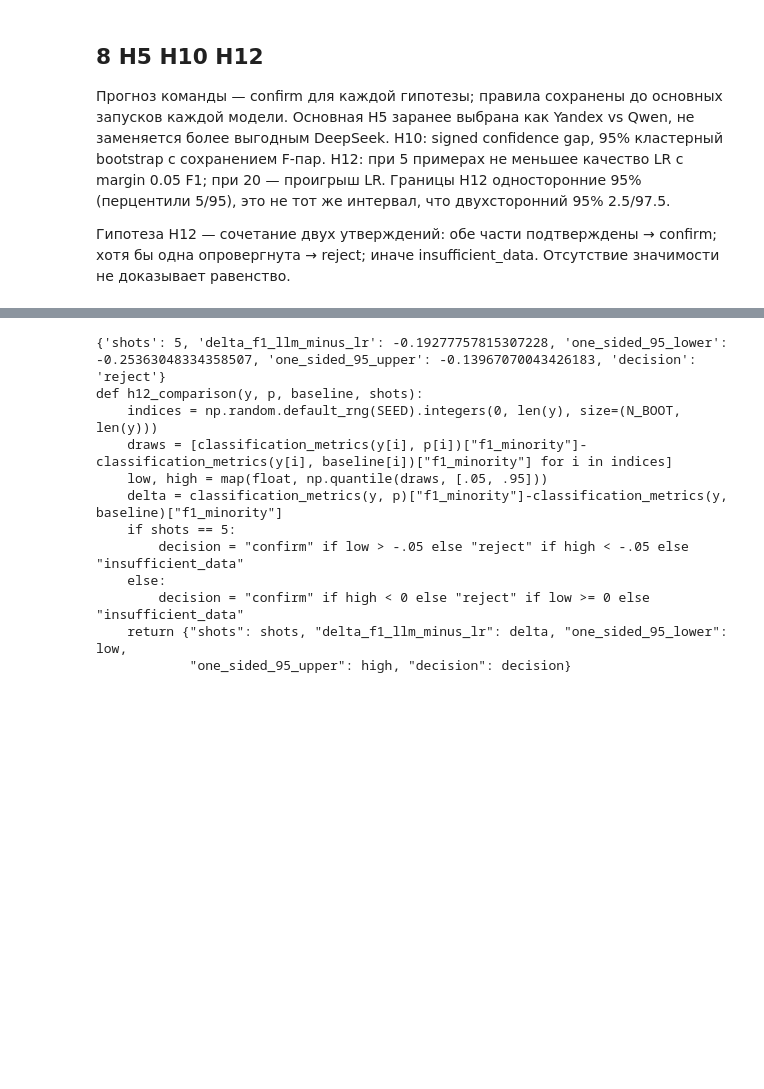
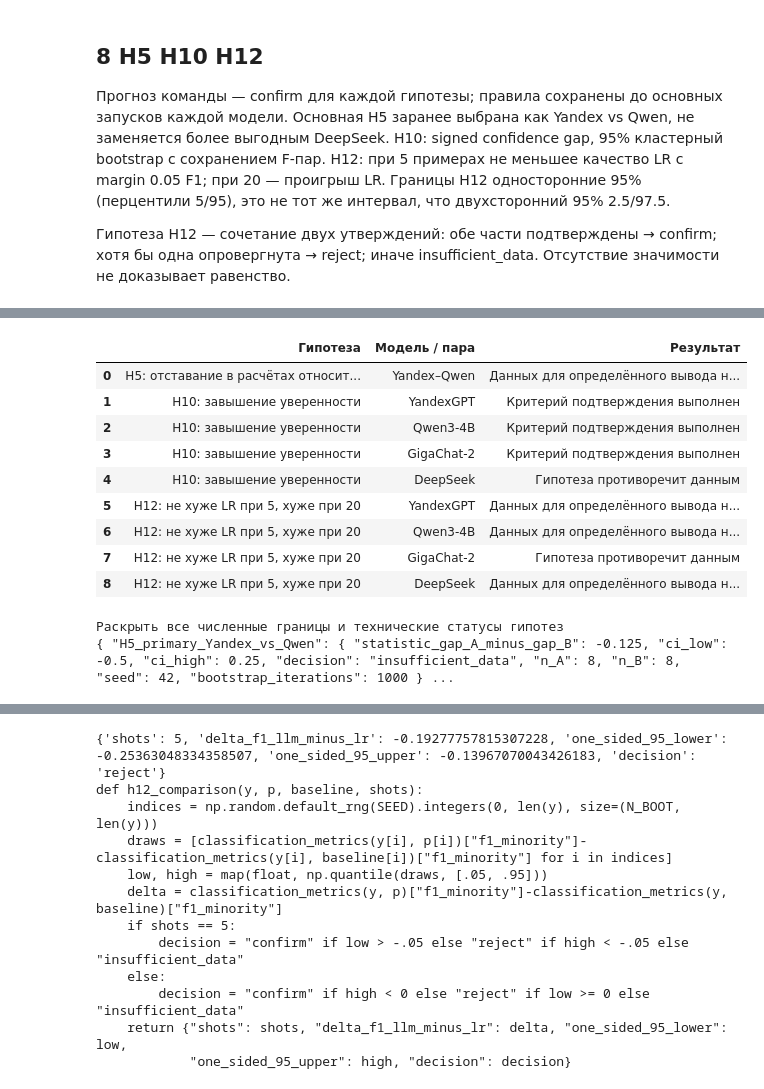
Before and after one commit to Andre1ka11/LAB3_ML, a Jupyter notebook: notebooks/defense.ipynb, the cells around one changed output, grey strips where cells are left out. Saved outputs shown, nothing was run; the diff lists cells and outputs as text; code cells hidden in the pictures; blank space fills up the shorter version.

```diff
--- a/notebooks/defense.ipynb
+++ b/notebooks/defense.ipynb
@@ -350,0 +544,16 @@ figure('h12_delta.png')
+# %%
+hyp=read_json(OUT/'hypotheses.json')
+readable_hypotheses(hyp)
+# %% [output]
+|  | Гипотеза | Модель / пара | Результат |
+| 0 | H5: отставание в расчётах относит... | Yandex–Qwen | Данных для определённого вывода н... |
+| 1 | H10: завышение уверенности | YandexGPT | Критерий подтверждения выполнен |
+| 2 | H10: завышение уверенности | Qwen3-4B | Критерий подтверждения выполнен |
+| 3 | H10: завышение уверенности | GigaChat-2 | Критерий подтверждения выполнен |
+| 4 | H10: завышение уверенности | DeepSeek | Гипотеза противоречит данным |
+| 5 | H12: не хуже LR при 5, хуже при 20 | YandexGPT | Данных для определённого вывода н... |
+| 6 | H12: не хуже LR при 5, хуже при 20 | Qwen3-4B | Данных для определённого вывода н... |
+| 7 | H12: не хуже LR при 5, хуже при 20 | GigaChat-2 | Гипотеза противоречит данным |
+| 8 | H12: не хуже LR при 5, хуже при 20 | DeepSeek | Данных для определённого вывода н... |
+Раскрыть все численные границы и технические статусы гипотез
+{ "H5_primary_Yandex_vs_Qwen": { "statistic_gap_A_minus_gap_B": -0.125, "ci_low": -0.5, "ci_high": 0.25, "decision": "insufficient_data", "n_A": 8, "n_B": 8, "seed": 42, "bootstrap_iterations": 1000 } ...
```
Also changed, not shown: parts of 89 cells of this notebook, 8 other files.
